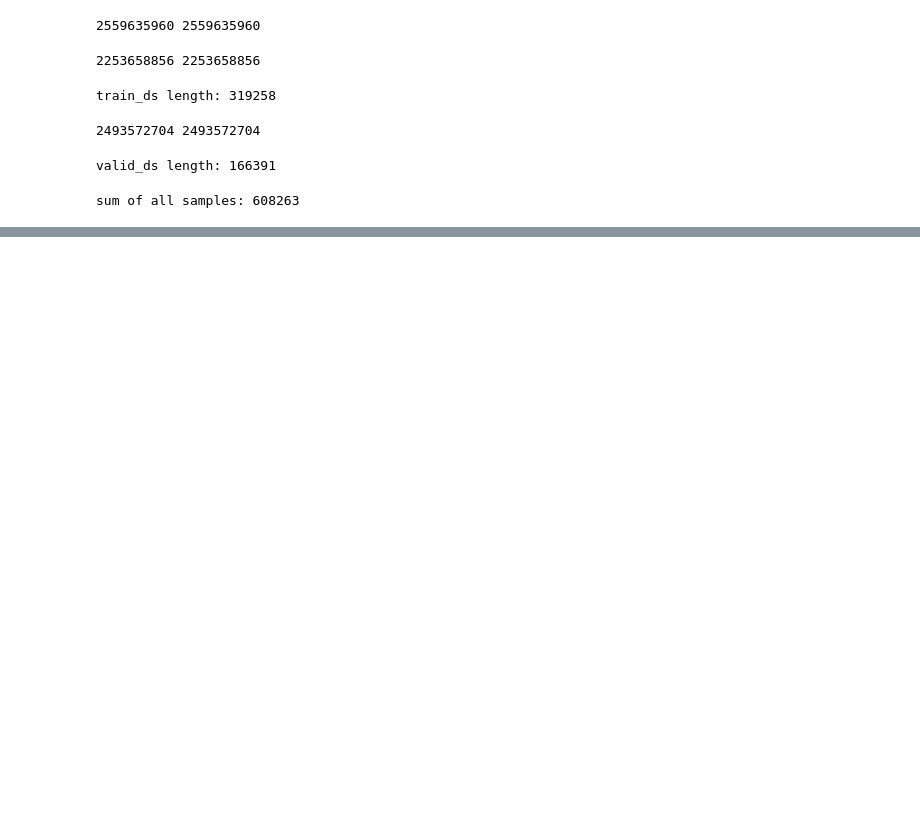
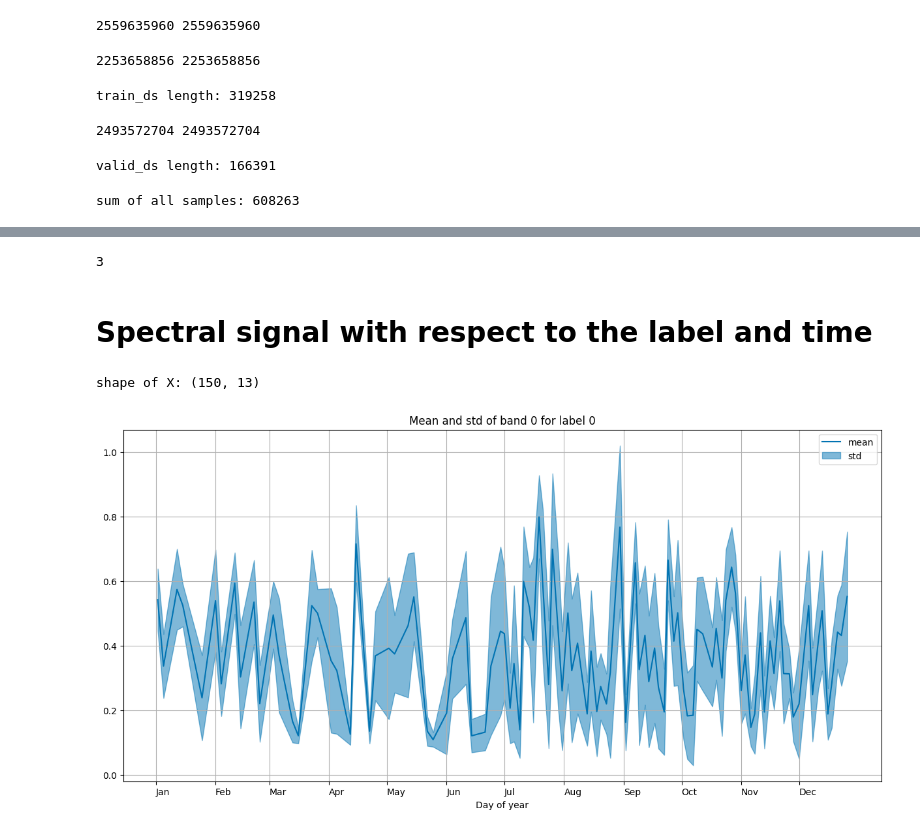
Before and after one commit to Aurenore/elects, a Jupyter notebook: EDA/dataset_plot.ipynb, the cells around one changed output, grey strips where cells are left out. Cells and saved outputs as stored; diff of their text form; code cells hidden in the pictures; blank space fills up the shorter version.

```diff
--- a/EDA/dataset_plot.ipynb
+++ b/EDA/dataset_plot.ipynb
@@ -107,0 +130,6 @@ sum of all samples: 608263
+# %%
+len(all_lengths)
+# %% [output]
+3
+# %% [markdown]
+# Spectral signal with respect to the label and time
@@ -107,0 +146,51 @@ sum of all samples: 608263
+# %%
+df = pd.DataFrame(data)
+df['X'] = df['X'].apply(lambda x: x.numpy())
+df['y'] = df['y'].apply(lambda x: x.numpy())
+# %%
+df.head()
+print("shape of X:", df['X'][0].shape)
+# %% [output]
+shape of X: (150, 13)
+# %%
+import numpy as np
+
+def get_mean_std_per_day(df: pd.DataFrame, label_y: int, band: int):
+    df_label = df[df['y'] == label_y]
+    max_doys_value = max([max(x) for x in df_label['doys']])
+    mean_std_per_day = []
+    for day in range(0, max_doys_value):
+        # get a dataframe with all the samples that have the day in their doys and get the band of X instead of the whole X
+        df_day = df_label[df_label['doys'].apply(lambda x: day in x)]
+        if len(df_day) > 0:
+            # get the band of the X
+            X_day = df_day['X'].apply(lambda x: x[:,band]).values
+            # get the indices of the day in the doys
+            indices_day = df_day.doys.apply(lambda x: np.where(x==day)[0])
+            # given the indices of the day (indices_day), compute the mean and std of X_day at those indices
+            indices_day = np.concatenate(indices_day.values)
+            band_at_day = [x[indices_day[i]] for i, x in enumerate(X_day)]
+            mean = np.mean(band_at_day)
+            std = np.std(band_at_day)
+            mean_std_per_day.append({"day": day, "mean": mean, "std": std})
+    return mean_std_per_day
+# %%
+# from mean_std_per_day, plot the mean and std of the band for each day
+def plot_mean_std_per_day(mean_std_per_day, label_y, band, fig, ax, label_string="", color=PALETTE[0], alpha=0.5):
+    ax.plot([x["day"] for x in mean_std_per_day], [x["mean"] for x in mean_std_per_day], label="mean"+label_string, color=color)
+    ax.fill_between([x["day"] for x in mean_std_per_day], [x["mean"]-x["std"] for x in mean_std_per_day], [x["mean"]+x["std"] for x in mean_std_per_day], alpha=alpha, label="std"+label_string, color=color)
+    ax.legend()
+    ax.grid()
+    ax.set_title(f"Mean and std of band {band} for label {label_y}")
+    ax.set_xticks(doys_months)
+    ax.set_xticklabels(months, ha="left")
+    ax.set_xlabel("Day of year")
+    return fig, ax
+
+fig, ax = plt.subplots(figsize=(15,7))
+label_y = 0
+band = 0
+mean_std_per_day = get_mean_std_per_day(df, label_y, band)
+fig, ax = plot_mean_std_per_day(mean_std_per_day, label_y, band, fig, ax)
+# %% [output]
+[figure, added]
```
Also changed, not shown: parts of 12 cells of this notebook, 2 other files.
